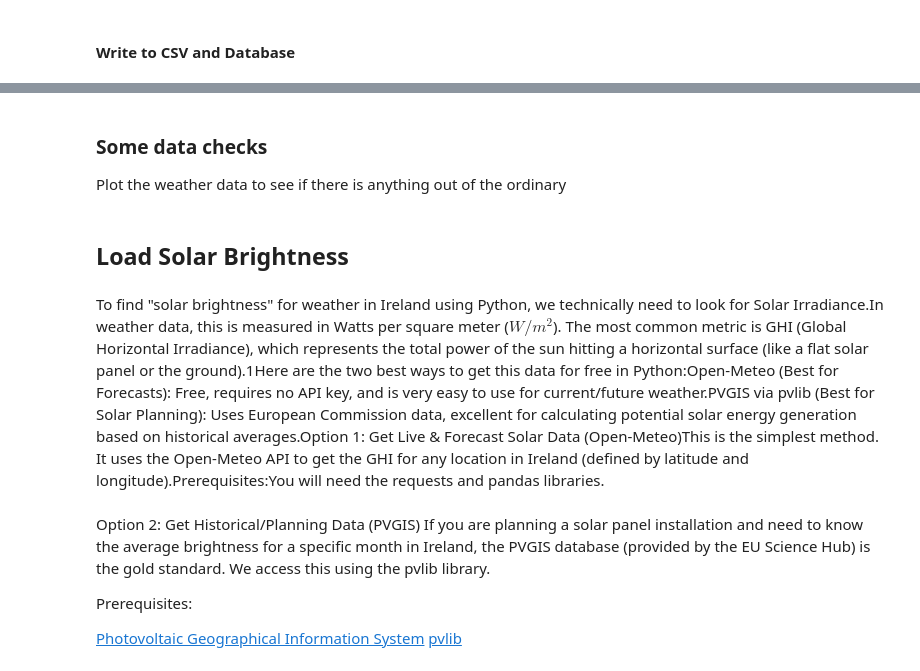
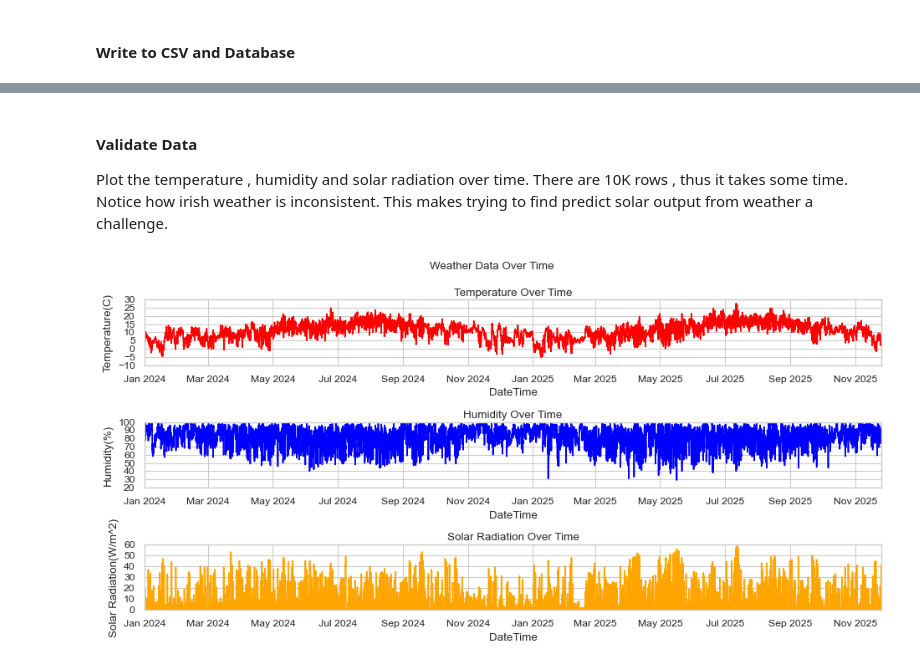
Before and after one commit to clydewatts1/PFDA-programming-for-data-analytics, a Jupyter notebook: big_project/big_project.ipynb, the cells around one changed output, grey strips where cells are left out. Saved outputs shown, nothing was run; the diff lists cells and outputs as text; code cells hidden in the pictures.

```diff
--- a/big_project/big_project.ipynb
+++ b/big_project/big_project.ipynb
@@ -928,17 +981,21 @@ sqlite3_table_schema(con, 'daily_dublin_weather_data')
 # %% [markdown]
-### Some data checks
+#### Validate Data
 
-Plot the weather data to see if there is anything out of the ordinary
+Plot the temperature , humidity and solar radiation over time. There are 10K rows , thus it takes some time.
+Notice how irish weather is inconsistent. This makes trying to find predict solar output from weather a challenge.
 # %%
 #
 fig,ax = plt.subplots(3,1,figsize=(12,6))
-sns.lineplot(data=df_weather_dublin, x='new_date_time', y='temp', ax=ax[0], color='blue')
-ax[0].set_title('Dublin Hourly Temperature Over Time')
-sns.lineplot(data=df_weather_dublin, x='new_date_time', y='sun', ax=ax[1], color='orange')
-ax[1].set_title('Dublin Hourly Wind Speed Over Time')
-sns.lineplot(data=df_weather_dublin, x='new_date_time', y='clamt', ax=ax[2], color='green')
-ax[2].set_title('Dublin Hourly Cloud Amount Over Time')
+
+fig.suptitle('Weather Data Over Time')
+
+sns.lineplot(data=weather_df, x='DateTime', y='Temperature(C)', ax=ax[0], color='red')
+ax[0].set_title('Temperature Over Time')
+sns.lineplot(data=weather_df, x='DateTime', y='Humidity(%)', ax=ax[1], color='blue')
+ax[1].set_title('Humidity Over Time')
+sns.lineplot(data=weather_df, x='DateTime', y='Solar Radiation(W/m^2)', ax=ax[2], color='orange')
+ax[2].set_title('Solar Radiation Over Time')
+plt.tight_layout()
+plt.show()
+# %% [output]
+[figure, added]
-# %% [markdown]
-## Load Solar Brightness
-# %% [markdown]
-To find "solar brightness" for weather in Ireland using Python, we technically need to look for Solar Irradiance.In weather data, this is measured in Watts per square meter ($W/m^2$). The most common metric is GHI (Global Horizontal Irradiance), which represents the total power of the sun hitting a horizontal surface (like a flat solar panel or the ground).1Here are the two best ways to get this data for free in Python:Open-Meteo (Best for Forecasts): Free, requires no API key, and is very easy to use for current/future weather.PVGIS via pvlib (Best for Solar Planning): Uses European Commission data, excellent for calculating potential solar energy generation based on historical averages.Option 1: Get Live & Forecast Solar Data (Open-Meteo)This is the simplest method. It uses the Open-Meteo API to get the GHI for any location in Ireland (defined by latitude and longitude).Prerequisites:You will need the requests and pandas libraries.
@@ -1002,8 +1001,0 @@ if df is not None:
-# %% [markdown]
-Option 2: Get Historical/Planning Data (PVGIS)
-If you are planning a solar panel installation and need to know the average brightness for a specific month in Ireland, the PVGIS database (provided by the EU Science Hub) is the gold standard. We access this using the pvlib library.
-
-Prerequisites:
-
-[Photovoltaic Geographical Information System](https://joint-research-centre.ec.europa.eu/photovoltaic-geographical-information-system-pvgis_en)
-[pvlib](https://pvlib-python.readthedocs.io/en/stable/)
```
Also changed, not shown: parts of 45 cells of this notebook, 5 other files.
